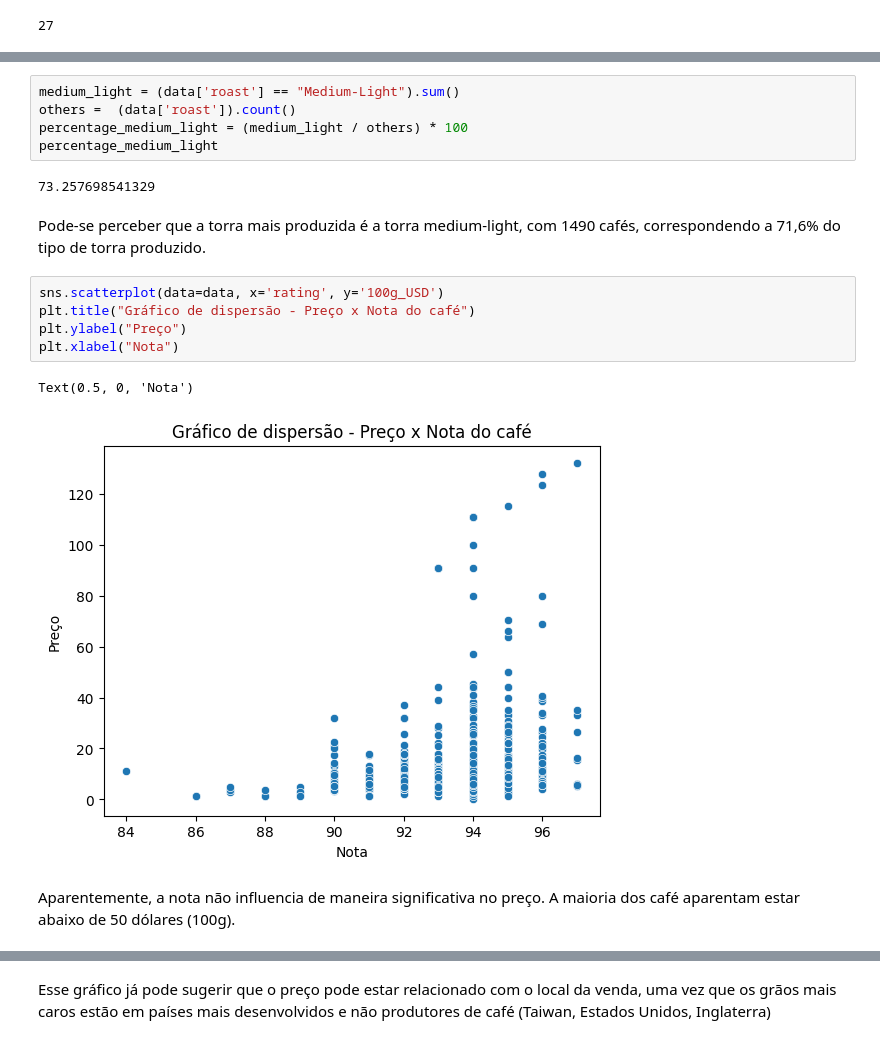
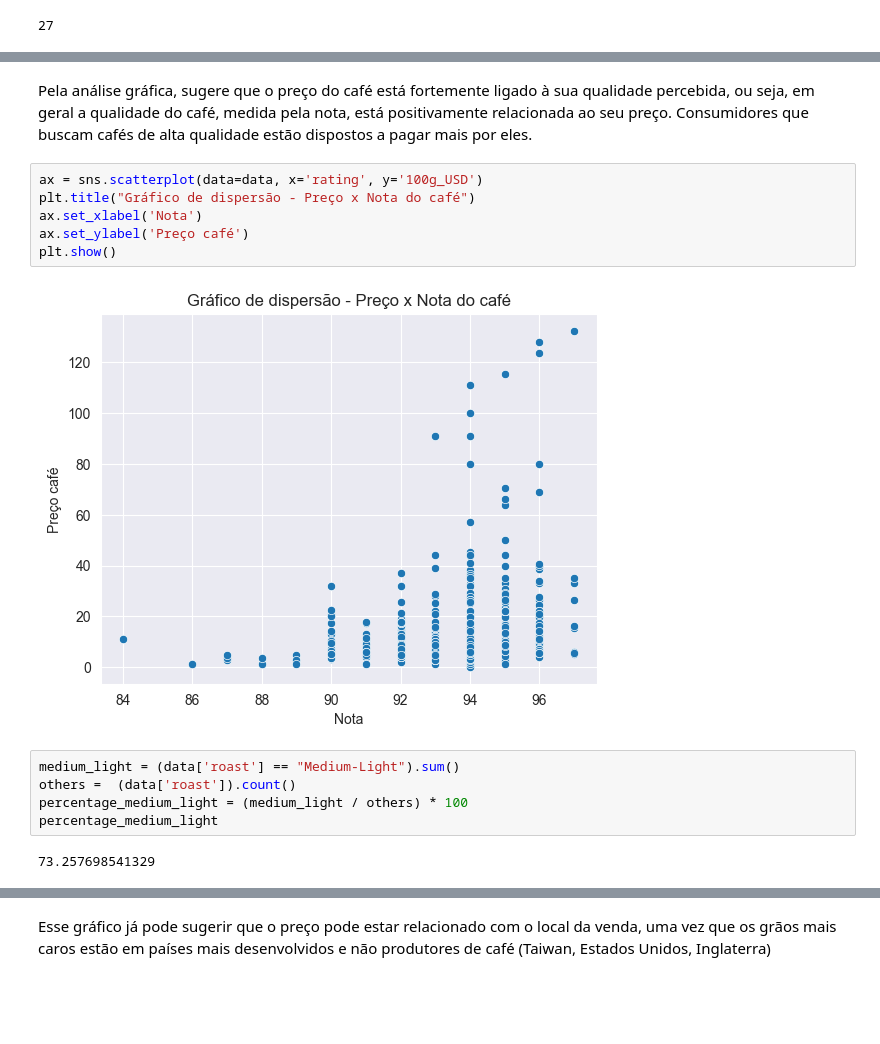
Before and after one commit to atlantico-academy/equipe3-2024.3, a Jupyter notebook: notebooks/01-exploratory_data_analysis.ipynb, the cells around one changed output, grey strips where cells are left out. Saved outputs shown, nothing was run; the diff lists cells and outputs as text; blank space fills up the shorter version.

```diff
--- a/notebooks/01-exploratory_data_analysis.ipynb
+++ b/notebooks/01-exploratory_data_analysis.ipynb
@@ -111,3 +171,13 @@ Text(0.5, 0, 'Tipo de torra')
+# %% [markdown]
+Pela análise gráfica, sugere que o preço do café está fortemente ligado à sua qualidade percebida, ou seja, em geral a qualidade do café, medida pela nota, está positivamente relacionada ao seu preço. Consumidores que buscam cafés de alta qualidade estão dispostos a pagar mais por eles.
+# %%
+ax = sns.scatterplot(data=data, x='rating', y='100g_USD')
+plt.title("Gráfico de dispersão - Preço x Nota do café")
+ax.set_xlabel('Nota')
+ax.set_ylabel('Preço café')
+plt.show()
+# %% [output]
+[figure, added]
 # %%
 medium_light = (data['roast'] == "Medium-Light").sum()
 others =  (data['roast']).count()
@@ -115,15 +185,3 @@ percentage_medium_light = (medium_light / others) * 100
 percentage_medium_light
 # %% [output]
 73.257698541329
-# %% [markdown]
-Pode-se perceber que a torra mais produzida é a torra medium-light, com 1490 cafés, correspondendo a 71,6% do tipo de torra produzido.
-# %%
-sns.scatterplot(data=data, x='rating', y='100g_USD')
-plt.title("Gráfico de dispersão - Preço x Nota do café")
-plt.ylabel("Preço")
-plt.xlabel("Nota")
-# %% [output]
-Text(0.5, 0, 'Nota')
-[figure, removed]
-# %% [markdown]
-Aparentemente, a nota não influencia de maneira significativa no preço. A maioria dos café aparentam estar abaixo de 50 dólares (100g).
```
Also changed, not shown: parts of 44 cells of this notebook.
